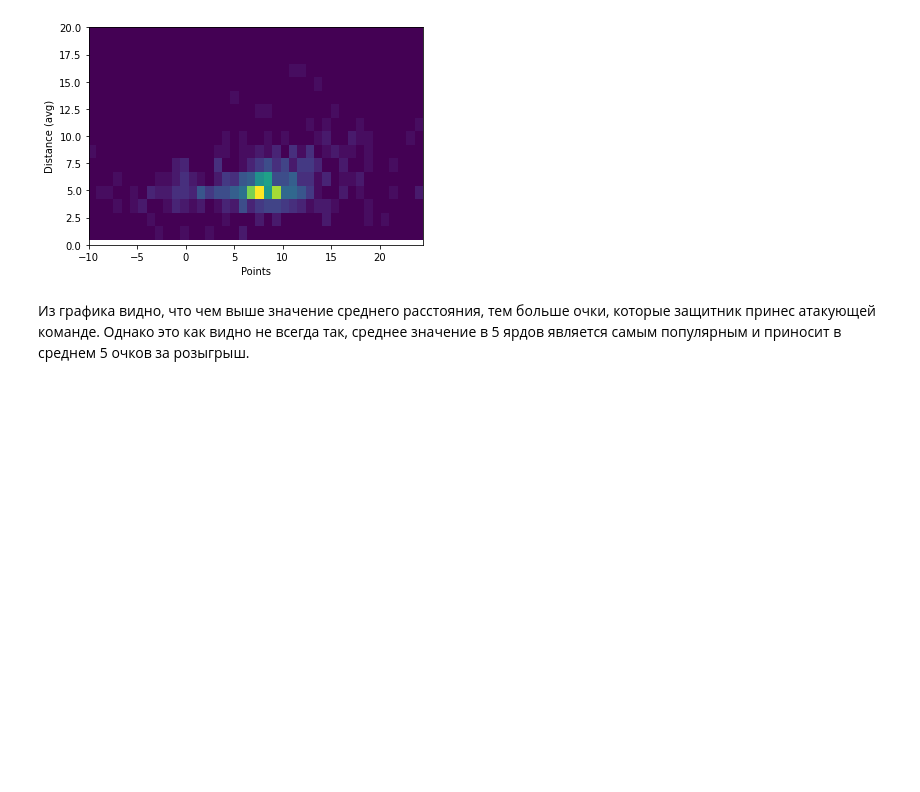
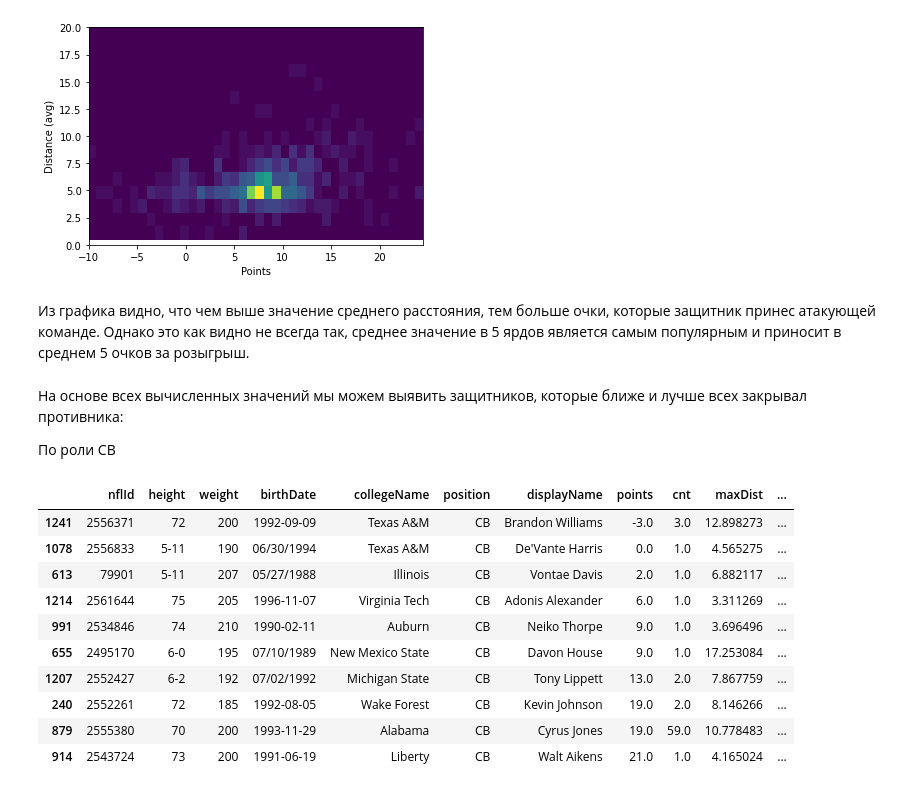
Before and after one commit to IgorKurylev/nfl-project, a Jupyter notebook: src/python/Distance Analysis.ipynb, the cells around one changed output. Drawn from its saved outputs; the diff is of its cells as text; code cells hidden in the pictures; blank space fills up the shorter version.

```diff
--- a/src/python/Distance Analysis.ipynb
+++ b/src/python/Distance Analysis.ipynb
@@ -205,3 +205,25 @@ _ = plt.ylabel("Distance (avg)")
 [figure]
 # %% [markdown]
 Из графика видно, что чем выше значение среднего расстояния, тем больше очки, которые защитник принес атакующей команде. Однако это как видно не всегда так, среднее значение в 5 ярдов является самым популярным и приносит в среднем 5 очков за розыгрыш.
+# %% [markdown]
+На основе всех вычисленных значений мы можем выявить защитников, которые ближе и лучше всех закрывал противника:
+
+По роли CB
+# %%
+defenders = players_cnt.dropna()
+defenders = defenders.loc[(defenders['enter'] != 0.0)]
+cornerback_best = defenders.loc[defenders['position'] == 'CB']
+cornerback_best = cornerback_best.sort_values(["points", "average", "minDist"], ascending = (True, True, True))
+cornerback_best.head(10)
+# %% [output]
+|  | nflId | height | weight | birthDate | collegeName | position | displayName | points | cnt | maxDist | ... |
+| 1241 | 2556371 | 72 | 200 | 1992-09-09 | Texas A&M | CB | Brandon Williams | -3.0 | 3.0 | 12.898273 | ... |
+| 1078 | 2556833 | 5-11 | 190 | 06/30/1994 | Texas A&M | CB | De'Vante Harris | 0.0 | 1.0 | 4.565275 | ... |
+| 613 | 79901 | 5-11 | 207 | 05/27/1988 | Illinois | CB | Vontae Davis | 2.0 | 1.0 | 6.882117 | ... |
+| 1214 | 2561644 | 75 | 205 | 1996-11-07 | Virginia Tech | CB | Adonis Alexander | 6.0 | 1.0 | 3.311269 | ... |
+| 991 | 2534846 | 74 | 210 | 1990-02-11 | Auburn | CB | Neiko Thorpe | 9.0 | 1.0 | 3.696496 | ... |
+| 655 | 2495170 | 6-0 | 195 | 07/10/1989 | New Mexico State | CB | Davon House | 9.0 | 1.0 | 17.253084 | ... |
+| 1207 | 2552427 | 6-2 | 192 | 07/02/1992 | Michigan State | CB | Tony Lippett | 13.0 | 2.0 | 7.867759 | ... |
+| 240 | 2552261 | 72 | 185 | 1992-08-05 | Wake Forest | CB | Kevin Johnson | 19.0 | 2.0 | 8.146266 | ... |
+| 879 | 2555380 | 70 | 200 | 1993-11-29 | Alabama | CB | Cyrus Jones | 19.0 | 59.0 | 10.778483 | ... |
+| 914 | 2543724 | 73 | 200 | 1991-06-19 | Liberty | CB | Walt Aikens | 21.0 | 1.0 | 4.165024 | ... |
```
Also changed, not shown: parts of 2 cells of this notebook, 1 other file.
